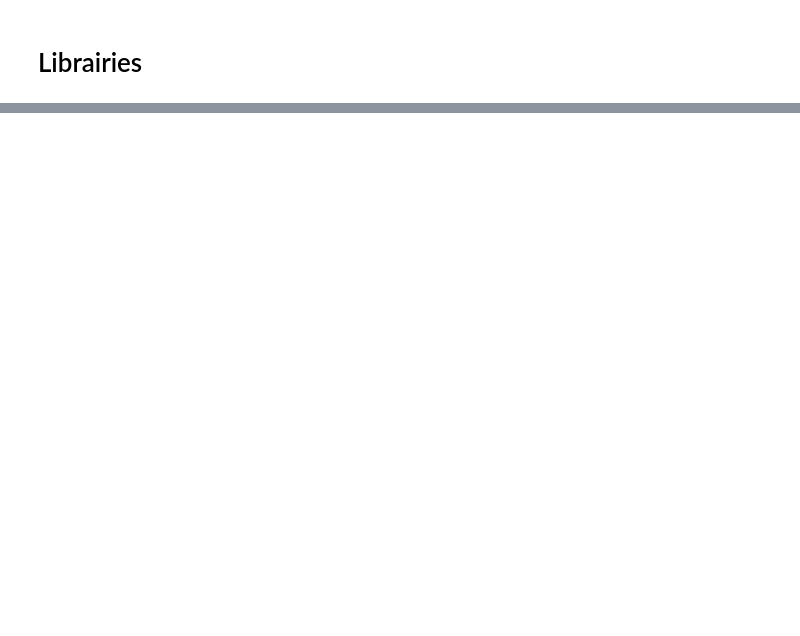
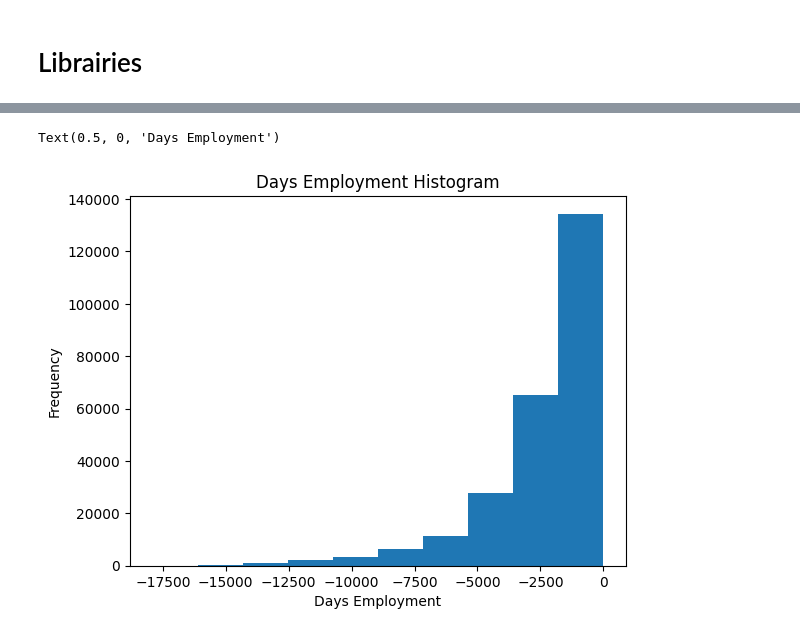
Before and after one commit to AurelienGruzon/ModeleScoring-OC, a Jupyter notebook: notebook_modele_scoring.ipynb, the cells around one changed output, grey strips where cells are left out. Saved outputs shown, nothing was run; the diff lists cells and outputs as text; code cells hidden in the pictures; blank space fills up the shorter version.

```diff
--- a/notebook_modele_scoring.ipynb
+++ b/notebook_modele_scoring.ipynb
@@ -230,0 +375,5 @@ def build_pipeline(model, label_cols, onehot_cols, poly_cols, minmax_cols, stand
+# %%
+# Testing data features
+app_test = pd.read_csv('../data/application_test.csv')
+print('Testing data shape: ', app_test.shape)
+app_test.head()
@@ -230,0 +555,7 @@ def build_pipeline(model, label_cols, onehot_cols, poly_cols, minmax_cols, stand
+# %%
+# one-hot encoding of categorical variables
+app_train = pd.get_dummies(app_train)
+app_test = pd.get_dummies(app_test)
+
+print('Training Features shape: ', app_train.shape)
+print('Testing Features shape: ', app_test.shape)
@@ -230,0 +569,11 @@ def build_pipeline(model, label_cols, onehot_cols, poly_cols, minmax_cols, stand
+# %%
+train_labels = app_train['TARGET']
+
+# Align the training and testing data, keep only columns present in both dataframes
+app_train, app_test = app_train.align(app_test, join = 'inner', axis = 1)
+
+# Add the target back in
+app_train['TARGET'] = train_labels
+
+print('Training Features shape: ', X_train.shape)
+print('Testing Features shape: ', X_test.shape)
@@ -230,0 +641,12 @@ def build_pipeline(model, label_cols, onehot_cols, poly_cols, minmax_cols, stand
+# %%
+# Create an anomalous flag column
+app_train['DAYS_EMPLOYED_ANOM'] = app_train["DAYS_EMPLOYED"] == 365243
+
+# Replace the anomalous values with nan
+app_train['DAYS_EMPLOYED'].replace({365243: np.nan}, inplace = True)
+
+app_train['DAYS_EMPLOYED'].plot.hist(title = 'Days Employment Histogram');
+plt.xlabel('Days Employment')
+# %% [output]
+Text(0.5, 0, 'Days Employment')
+[figure, added]
```
Also changed, not shown: parts of 182 cells of this notebook.
